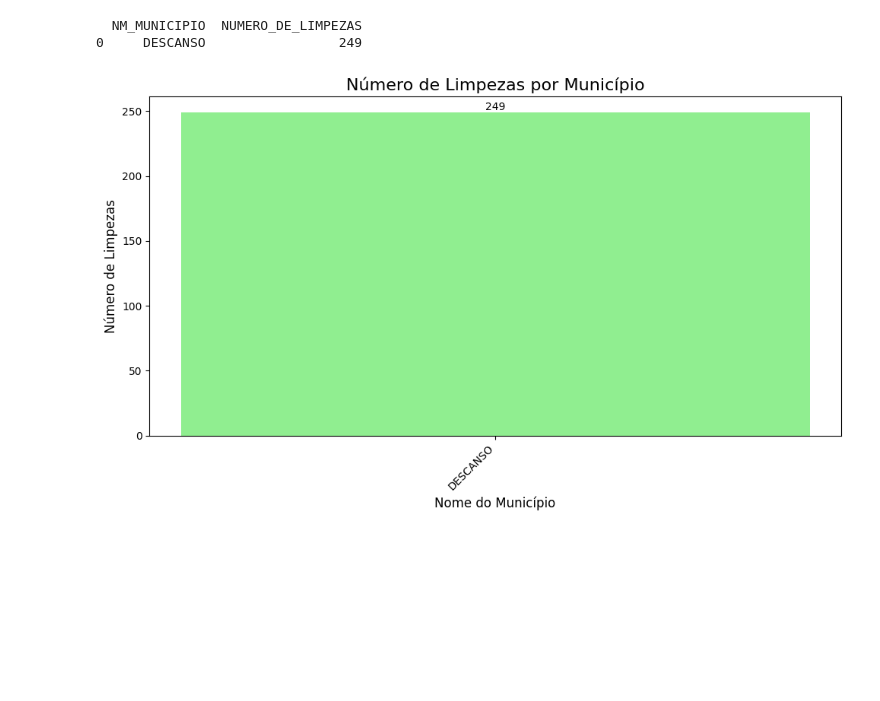
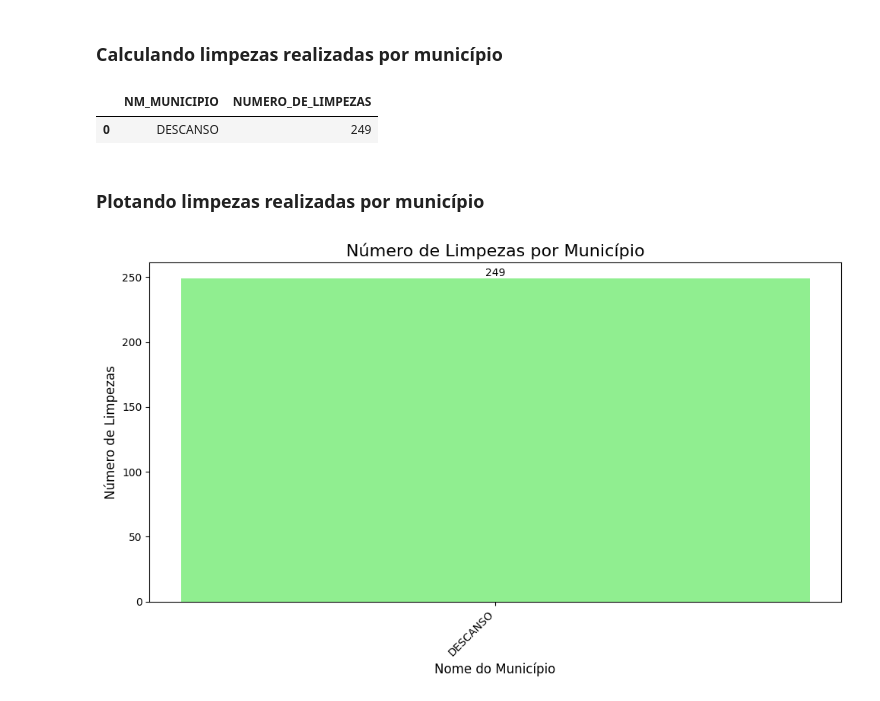
Before and after one commit to brenosyperrek/sobre-rodas, a Jupyter notebook: notebooks/sr_limpezas.ipynb, the cells around one changed output. Saved outputs shown, nothing was run; the diff lists cells and outputs as text; code cells hidden in the pictures; blank space fills up the shorter version.

```diff
--- a/notebooks/sr_limpezas.ipynb
+++ b/notebooks/sr_limpezas.ipynb
@@ -50,19 +83,15 @@ memory usage: 6.0+ KB
+# %% [markdown]
+### Calculando limpezas realizadas por município
 # %%
-# 1. Agrupa pelo nome do município e conta o número de registros (limpezas)
-# O '.size()' conta o número de linhas em cada grupo.
-# O '.reset_index(name='NUMERO_DE_LIMPEZAS')' transforma o resultado em um DataFrame
-# e renomeia a coluna de contagem.
-contagem_limpezas = df_limpezas.groupby('NM_MUNICIPIO').size().reset_index(name='NUMERO_DE_LIMPEZAS')
-
-# 2. Opcional: Ordena o resultado para ver os municípios com mais limpezas primeiro
-contagem_limpezas = contagem_limpezas.sort_values(
+df_num_limpezas_municipio = df_limpezas.groupby('NM_MUNICIPIO').size().reset_index(name='NUMERO_DE_LIMPEZAS')
+df_num_limpezas_municipio = df_num_limpezas_municipio.sort_values(
     by='NUMERO_DE_LIMPEZAS',
     ascending=False
 )
-
-# 3. Exibe o resultado (se desejar)
-print(contagem_limpezas)
+df_num_limpezas_municipio
 # %% [output]
-  NM_MUNICIPIO  NUMERO_DE_LIMPEZAS
-0     DESCANSO                 249
+|  | NM_MUNICIPIO | NUMERO_DE_LIMPEZAS |
+| 0 | DESCANSO | 249 |
+# %% [markdown]
+### Plotando limpezas realizadas por município
 # %%
```
Also changed, not shown: parts of 17 cells of this notebook, 10 other files.
